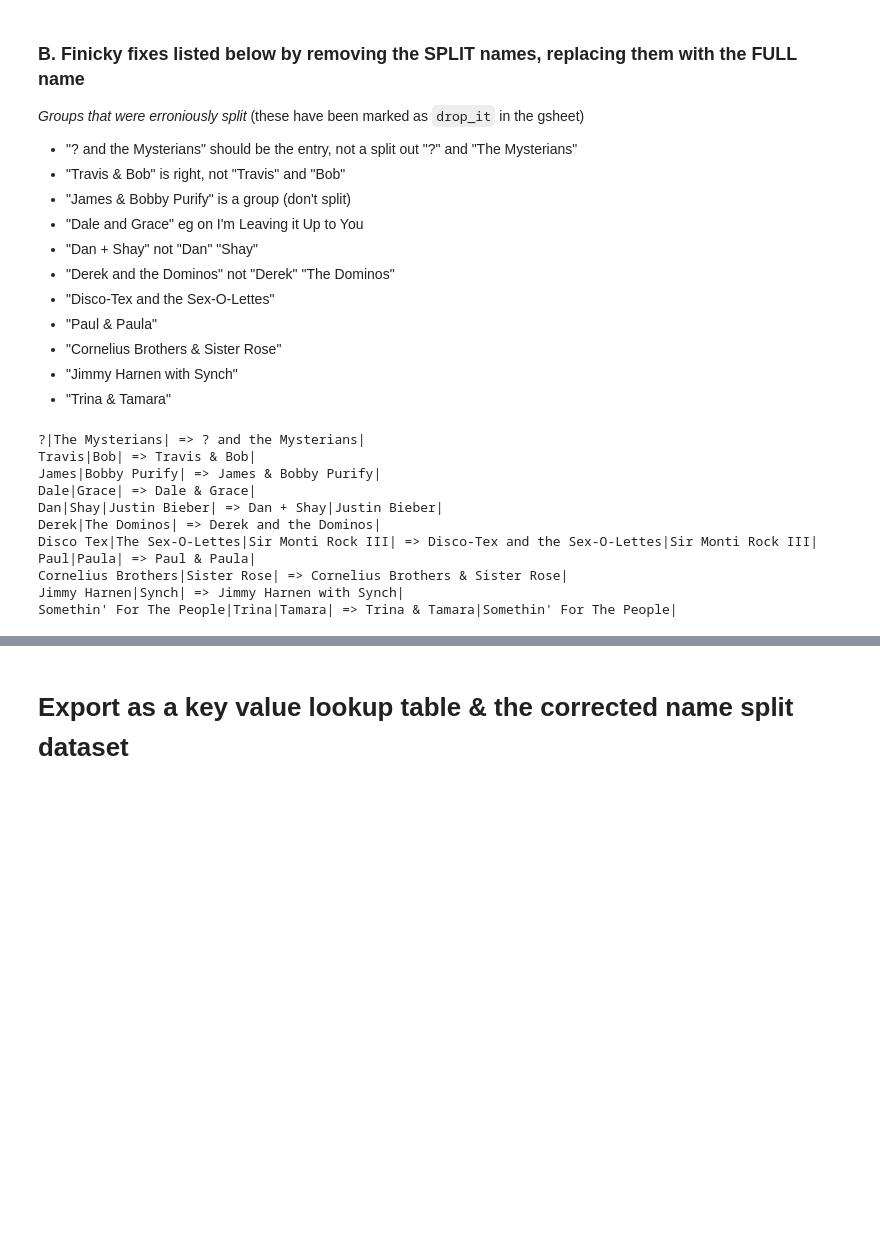
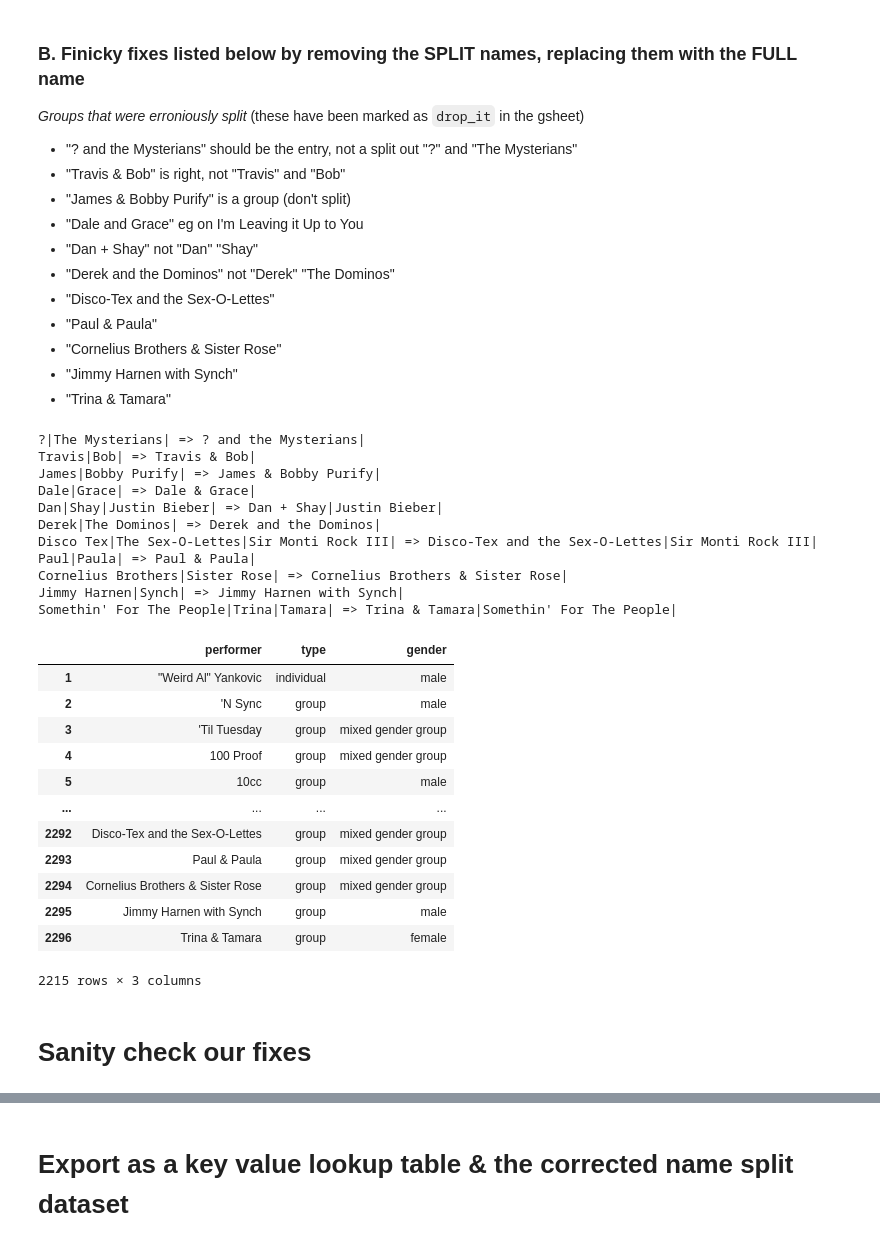
Before and after one commit to davidnmora/billboard-lyric-exploration, a Jupyter notebook: 22.5 Use GPT4 to label individual performer and group gender.ipynb, the cells around one changed output, grey strips where cells are left out. Saved outputs shown, nothing was run; the diff lists cells and outputs as text; code cells hidden in the pictures; blank space fills up the shorter version.

```diff
--- a/22.5 Use GPT4 to label individual performer and group gender.ipynb
+++ b/22.5 Use GPT4 to label individual performer and group gender.ipynb
@@ -476,30 +451,48 @@ for index, row in gsheet_unknown_corrections_df.iterrows():
             pd.DataFrame(
                 [
                     performer_name,
                     row['type'],
                     row['gender']
                 ]
             )
         ])
         fixed_raw_performers_df['performers_list_str'] = fixed_raw_performers_df['performers_list_str'].str.replace(f'{performer}|', f'{performer_name}|')
     else:
         # Anything remaining should have been handled in PART 1
         if add_delim(row['performer']) in fixed_raw_performers_df['performers_list_str'].values:
             print('ERROR: unhandled')
         if add_delim(row['performer']) in fixed_gender_df['performer'].values:
             print('ERROR: unhandled')
 
+fixed_gender_df = fixed_gender_df[['performer', 'type', 'gender']].dropna()
+
 assert(len(fixed_gender_df) != len(gender_df))
 assert(len(fixed_raw_performers_df) == len(raw_performers_df))
+fixed_gender_df
 # %% [output]
 ?|The Mysterians| => ? and the Mysterians|
 Travis|Bob| => Travis & Bob|
 James|Bobby Purify| => James & Bobby Purify|
 Dale|Grace| => Dale & Grace|
 Dan|Shay|Justin Bieber| => Dan + Shay|Justin Bieber|
 Derek|The Dominos| => Derek and the Dominos|
 Disco Tex|The Sex-O-Lettes|Sir Monti Rock III| => Disco-Tex and the Sex-O-Lettes|Sir Monti Rock III|
 Paul|Paula| => Paul & Paula|
 Cornelius Brothers|Sister Rose| => Cornelius Brothers & Sister Rose|
 Jimmy Harnen|Synch| => Jimmy Harnen with Synch|
 Somethin' For The People|Trina|Tamara| => Trina & Tamara|Somethin' For The People|
+|  | performer | type | gender |
+| 1 | "Weird Al" Yankovic | individual | male |
+| 2 | 'N Sync | group | male |
+| 3 | 'Til Tuesday | group | mixed gender group |
+| 4 | 100 Proof | group | mixed gender group |
+| 5 | 10cc | group | male |
+| ... | ... | ... | ... |
+| 2292 | Disco-Tex and the Sex-O-Lettes | group | mixed gender group |
+| 2293 | Paul & Paula | group | mixed gender group |
+| 2294 | Cornelius Brothers & Sister Rose | group | mixed gender group |
+| 2295 | Jimmy Harnen with Synch | group | male |
+| 2296 | Trina & Tamara | group | female |
+2215 rows × 3 columns
+# %% [markdown]
+# Sanity check our fixes
```
Also changed, not shown: parts of 19 cells of this notebook.
